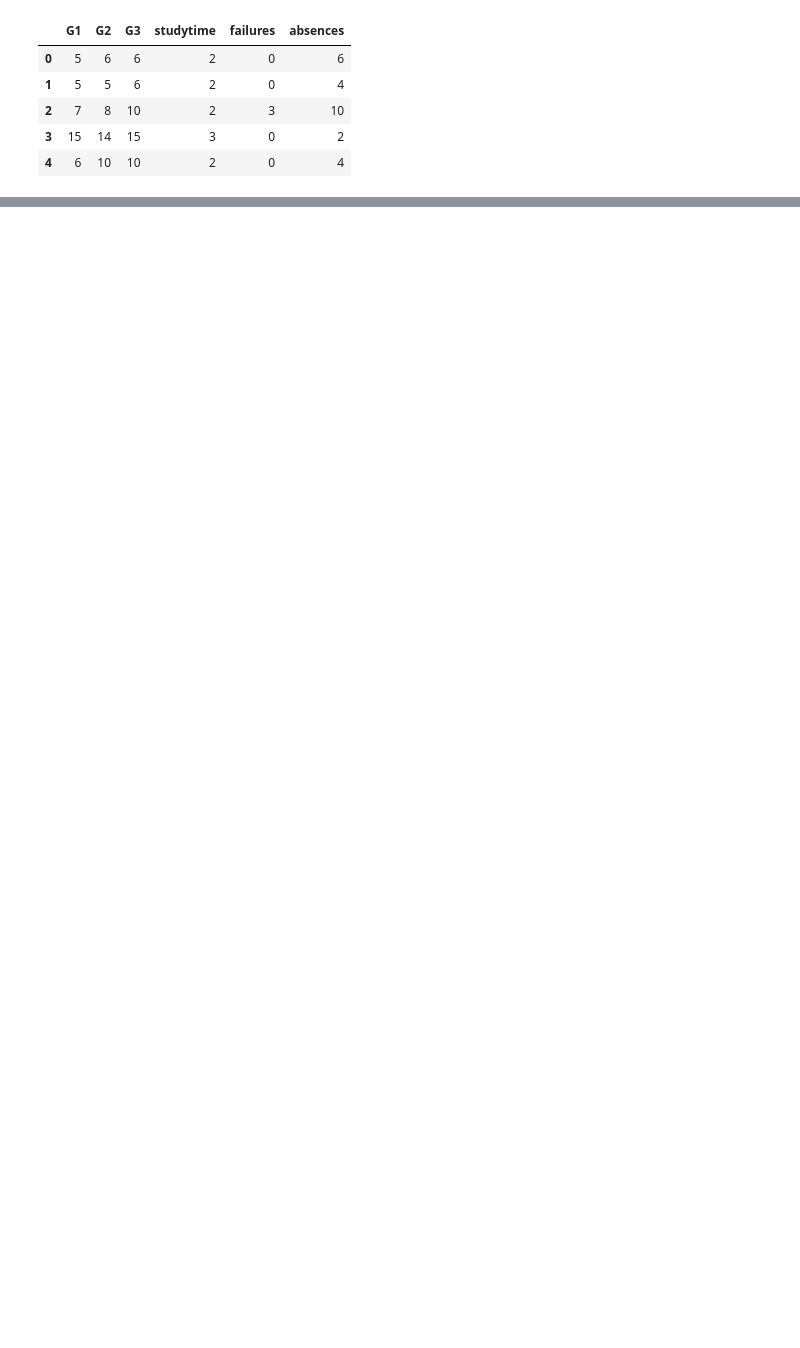
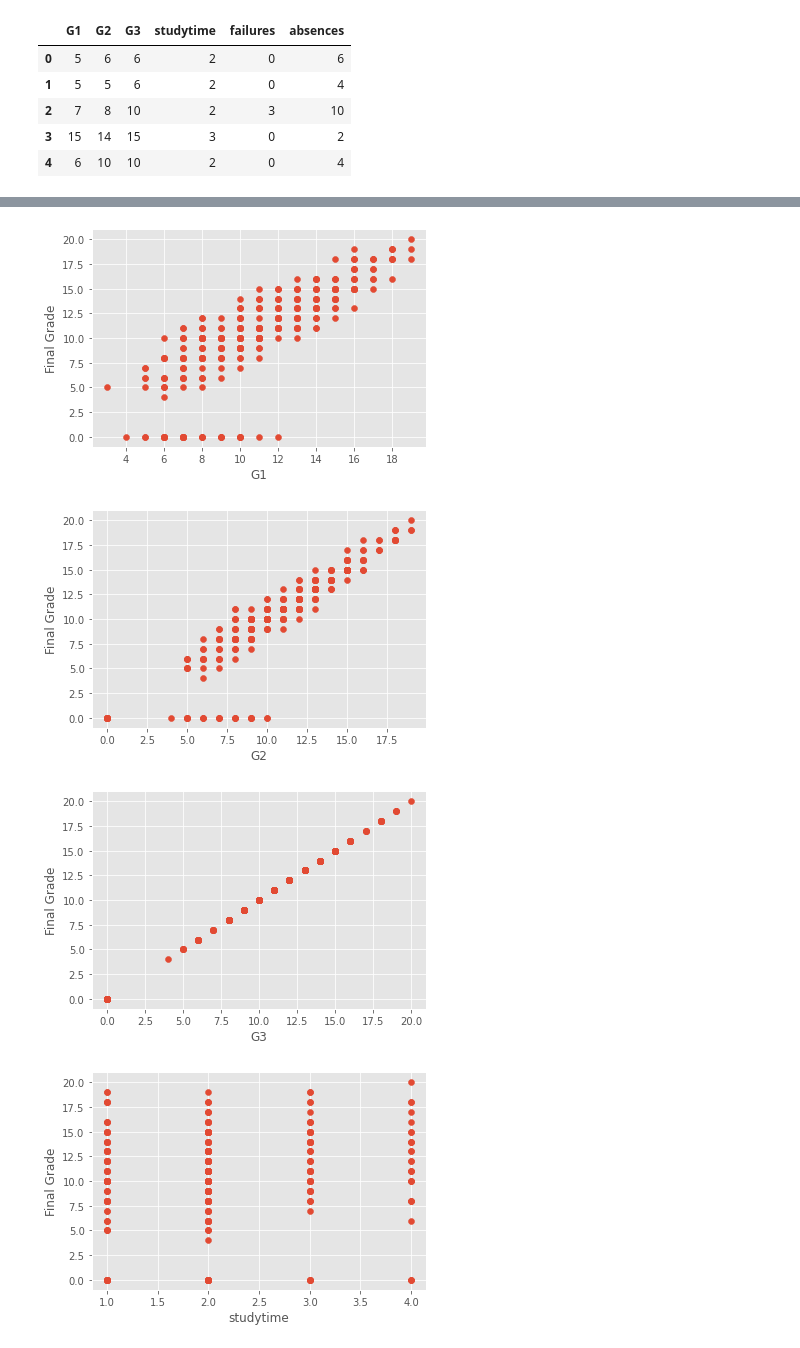
Before and after one commit to owend23/ML, a Jupyter notebook: machine_learning_linear_regression_student_grades.ipynb, the cells around one changed output, grey strips where cells are left out. Cells and saved outputs as stored; diff of their text form; code cells hidden in the pictures; blank space fills up the shorter version.

```diff
--- a/machine_learning_linear_regression_student_grades.ipynb
+++ b/machine_learning_linear_regression_student_grades.ipynb
@@ -78,0 +103,13 @@ for x in range(len(predictions)):
+# %%
+# visualize the linear correlation
+for col in data.columns:
+  style.use("ggplot")
+  plt.scatter(data[col],data["G3"])
+  plt.xlabel(col)
+  plt.ylabel("Final Grade")
+  plt.show()
+# %% [output]
+[figure, added]
+[figure, added]
+[figure, added]
+[figure, added]
```
Also changed, not shown: parts of 4 cells of this notebook.
